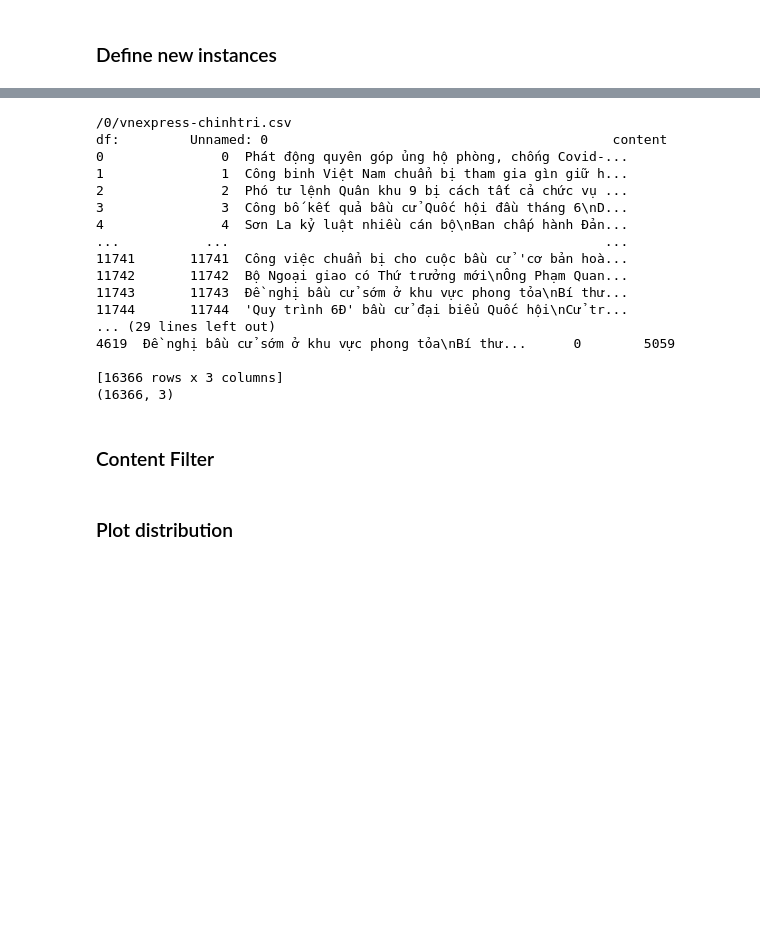
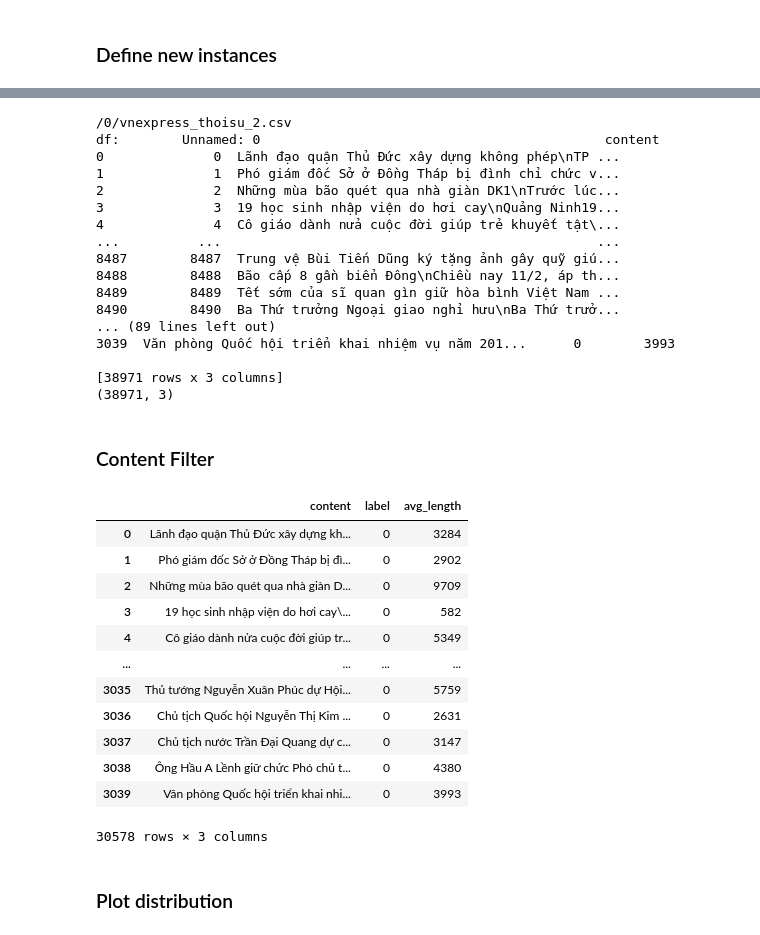
Before and after one commit to Tuan-Lee-23/Vietnamese-Reactionary-Article-Classification-, a Jupyter notebook: data/notebooks/Preprocessing_p1.ipynb, the cells around one changed output, grey strips where cells are left out. Drawn from its saved outputs; the diff is of its cells as text; code cells hidden in the pictures; blank space fills up the shorter version.

```diff
--- a/data/notebooks/Preprocessing_p1.ipynb
+++ b/data/notebooks/Preprocessing_p1.ipynb
@@ -2313,7 +2321,7 @@ dataset_0
 # %%
 viettan_ls = []
 
-for i in [0, 1]:
+for i in [0, 2, 3, 4, 5, 6]:
     test = Dataframe('/0/' + dataset_0[i], 0)
     print(test.name)
     test.read_csv()
@@ -2326,34 +2334,48 @@ df = viettan.df
 print(df)
 print(df.shape)
 # %% [output]
-/0/vnexpress-chinhtri.csv
-df:         Unnamed: 0                                            content
-0               0  Phát động quyên góp ủng hộ phòng, chống Covid-...
-1               1  Công binh Việt Nam chuẩn bị tham gia gìn giữ h...
-2               2  Phó tư lệnh Quân khu 9 bị cách tất cả chức vụ ...
-3               3  Công bố kết quả bầu cử Quốc hội đầu tháng 6\nD...
-4               4  Sơn La kỷ luật nhiều cán bộ\nBan chấp hành Đản...
-...           ...                                                ...
-11741       11741  Công việc chuẩn bị cho cuộc bầu cử 'cơ bản hoà...
-11742       11742  Bộ Ngoại giao có Thứ trưởng mới\nÔng Phạm Quan...
-11743       11743  Đề nghị bầu cử sớm ở khu vực phong tỏa\nBí thư...
-11744       11744  'Quy trình 6Đ' bầu cử đại biểu Quốc hội\nCử tr...
-... (29 lines left out)
-4619  Đề nghị bầu cử sớm ở khu vực phong tỏa\nBí thư...      0        5059
+/0/vnexpress_thoisu_2.csv
+df:        Unnamed: 0                                            content
+0              0  Lãnh đạo quận Thủ Đức xây dựng không phép\nTP ...
+1              1  Phó giám đốc Sở ở Đồng Tháp bị đình chỉ chức v...
+2              2  Những mùa bão quét qua nhà giàn DK1\nTrước lúc...
+3              3  19 học sinh nhập viện do hơi cay\nQuảng Ninh19...
+4              4  Cô giáo dành nửa cuộc đời giúp trẻ khuyết tật\...
+...          ...                                                ...
+8487        8487  Trung vệ Bùi Tiến Dũng ký tặng ảnh gây quỹ giú...
+8488        8488  Bão cấp 8 gần biển Đông\nChiều nay 11/2, áp th...
+8489        8489  Tết sớm của sĩ quan gìn giữ hòa bình Việt Nam ...
+8490        8490  Ba Thứ trưởng Ngoại giao nghỉ hưu\nBa Thứ trưở...
+... (89 lines left out)
+3039  Văn phòng Quốc hội triển khai nhiệm vụ năm 201...      0        3993
 
-[16366 rows x 3 columns]
-(16366, 3)
+[38971 rows x 3 columns]
+(38971, 3)
 # %% [markdown]
 ### Content Filter
 # %%
-# temp = df[df['content'].str.contains("CS|đánh|tù|dân chủ|Cộng Sản|việt cộng|tội ác|kích động|đàn áp|Đảng|cai trị|tham nhũng|CSVN|nhà cầm quyền|giàu|tử vong|chủ nghĩa|chế độ|cán bộ|bầu cử|công an|" +
-#         "quan chức|cướp|nhà nước|tự do|dối|thất bại|bê bối|chính trị|chính quyền|XHCN", regex = True, flags=re.IGNORECASE)]
+temp = df[df['content'].str.contains("CS|đánh|tù|dân chủ|Cộng Sản|việt cộng|tội ác|kích động|đàn áp|Đảng|cai trị|tham nhũng|CSVN|nhà cầm quyền|giàu|tử vong|chủ nghĩa|chế độ|cán bộ|bầu cử|công an|" +
+        "quan chức|cướp|nhà nước|tự do|dối|thất bại|bê bối|chính trị|chính quyền|XHCN", regex = True, flags=re.IGNORECASE)]
 
 # print(viettan.name)
-# viettan.df = temp
-# df = viettan.df
-
-# viettan.df
+viettan.df = temp
+df = viettan.df
+# temp.iloc[3].content
+viettan.df
+# %% [output]
+|  | content | label | avg_length |
+| 0 | Lãnh đạo quận Thủ Đức xây dựng kh... | 0 | 3284 |
+| 1 | Phó giám đốc Sở ở Đồng Tháp bị đì... | 0 | 2902 |
+| 2 | Những mùa bão quét qua nhà giàn D... | 0 | 9709 |
+| 3 | 19 học sinh nhập viện do hơi cay\... | 0 | 582 |
+| 4 | Cô giáo dành nửa cuộc đời giúp tr... | 0 | 5349 |
+| ... | ... | ... | ... |
+| 3035 | Thủ tướng Nguyễn Xuân Phúc dự Hội... | 0 | 5759 |
+| 3036 | Chủ tịch Quốc hội Nguyễn Thị Kim ... | 0 | 2631 |
+| 3037 | Chủ tịch nước Trần Đại Quang dự c... | 0 | 3147 |
+| 3038 | Ông Hầu A Lềnh giữ chức Phó chủ t... | 0 | 4380 |
+| 3039 | Văn phòng Quốc hội triển khai nhi... | 0 | 3993 |
+30578 rows × 3 columns
 # %% [markdown]
 ### Plot distribution
 # %%
```
Also changed, not shown: parts of 49 cells of this notebook.
